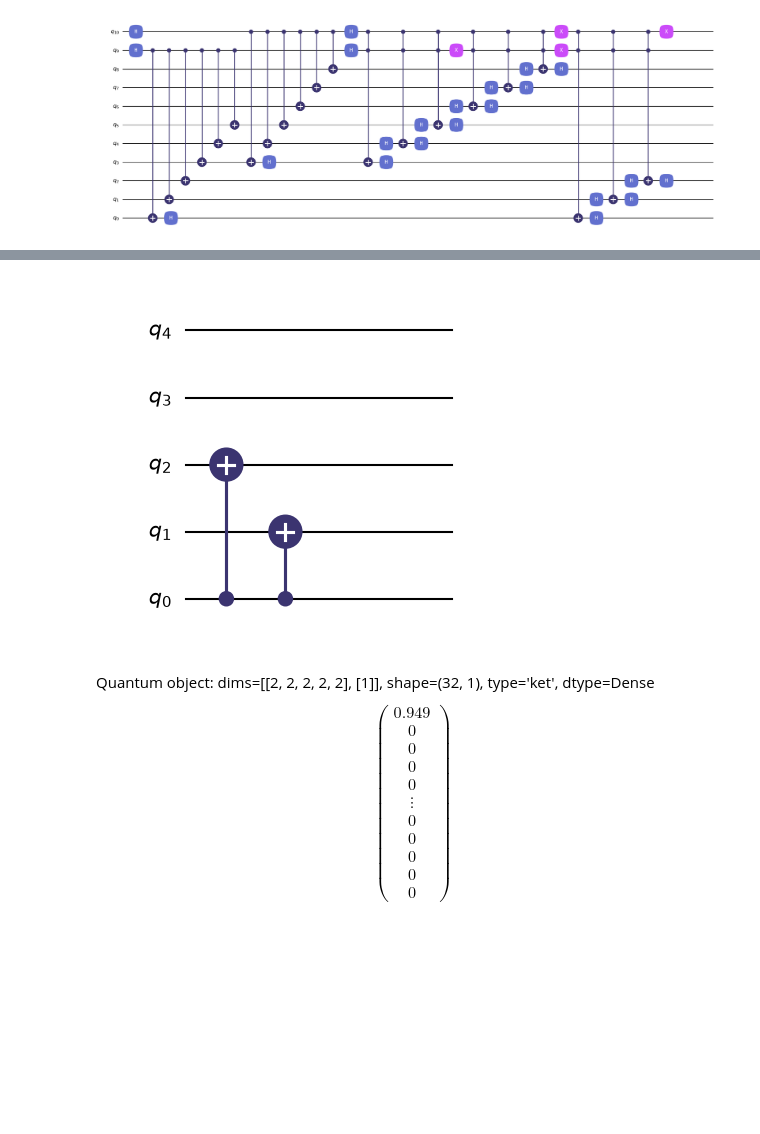
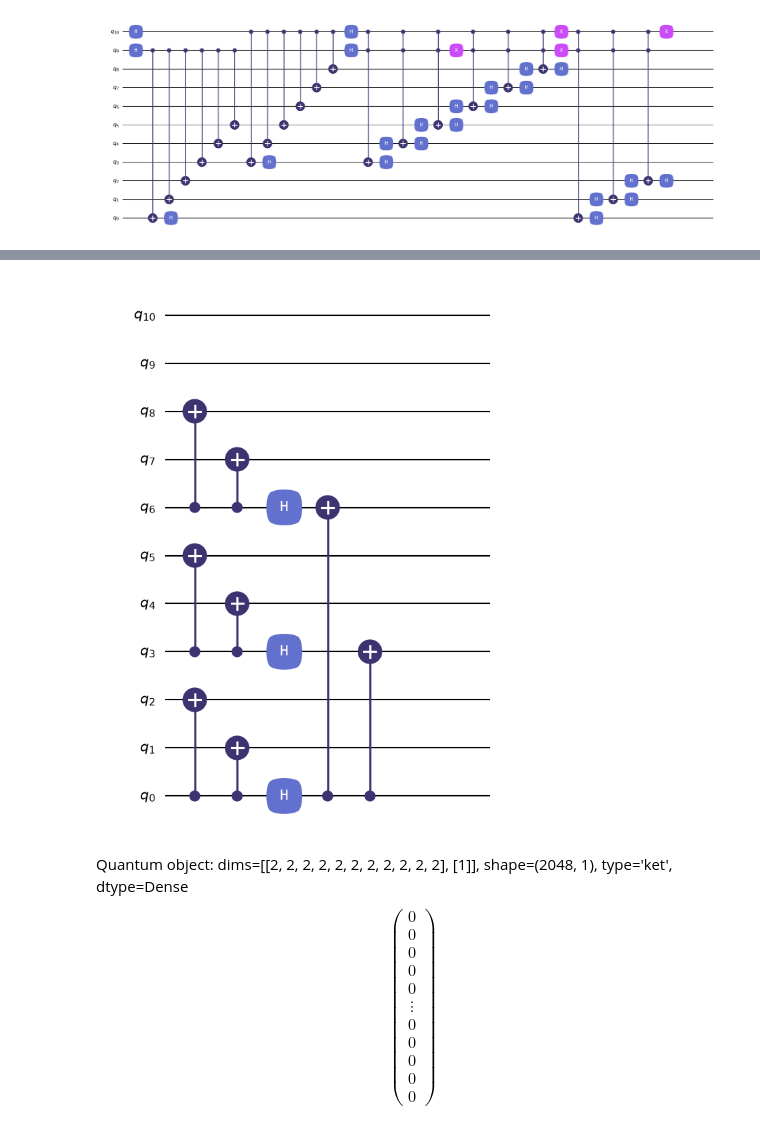
Before and after one commit to Al3xBarbe/Shor_9QBit, a Jupyter notebook: Shor_9QBit.ipynb, the cells around one changed output, grey strips where cells are left out. Saved outputs shown, nothing was run; the diff lists cells and outputs as text; code cells hidden in the pictures; blank space fills up the shorter version.

```diff
--- a/Shor_9QBit.ipynb
+++ b/Shor_9QBit.ipynb
@@ -202,15 +318,27 @@ Quantum object: dims=[[2, 2, 2, 2, 2], [1]], shape=(32, 1), type='ket', dtype=De
 # %%
 #CIRCUITO DECOD
-decod=QubitCircuit(5, reverse_states=False)
+decod=QubitCircuit(11, reverse_states=False)
+decod.add_gate("CNOT", controls=[6], targets=[8])
+decod.add_gate("CNOT", controls=[6], targets=[7])
+decod.add_gate("CNOT", controls=[3], targets=[5])
+decod.add_gate("CNOT", controls=[3], targets=[4])
 decod.add_gate("CNOT", controls=[0], targets=[2])
 decod.add_gate("CNOT", controls=[0], targets=[1])
+
+decod.add_gate("H", targets=[6])
+decod.add_gate("H", targets=[3])
+decod.add_gate("H", targets=[0])
+
+decod.add_gate("CNOT", controls=[0], targets=[6])
+decod.add_gate("CNOT", controls=[0], targets=[3])
+
 decod
 # %% [output]
-[figure, old version]
+[figure, new version]
 # %%
 #ELEGIR SI DECODIFICAR EL ESTADO CORREGIDO MANUALMENTE O QUANTICAMENTE (manualcorr, quantumcorr)
-decoded_state = decod.run(state=manualcorr)
+decoded_state = decod.run(state=quantumcorrbit678)
 decoded_state
 # %% [output]
-Quantum object: dims=[[2, 2, 2, 2, 2], [1]], shape=(32, 1), type='ket', dtype=Dense$$\left(\begin{array}{cc}0.949\\0\\0\\0\\0\\\vdots\\0\\0\\0\\0\\0\end{array}\right)$$
+Quantum object: dims=[[2, 2, 2, 2, 2, 2, 2, 2, 2, 2, 2], [1]], shape=(2048, 1), type='ket', dtype=Dense$$\left(\begin{array}{cc}0\\0\\0\\0\\0\\\vdots\\0\\0\\0\\0\\0\end{array}\right)$$
 # %%
```
Also changed, not shown: parts of 15 cells of this notebook, 1 other file.
